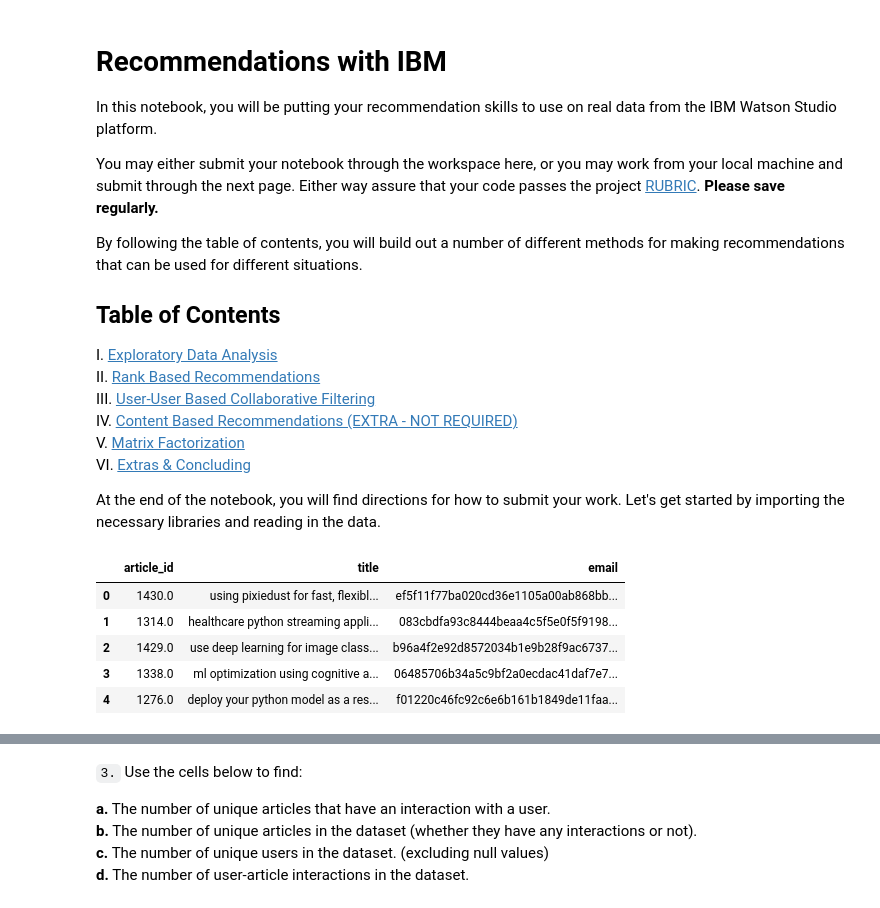
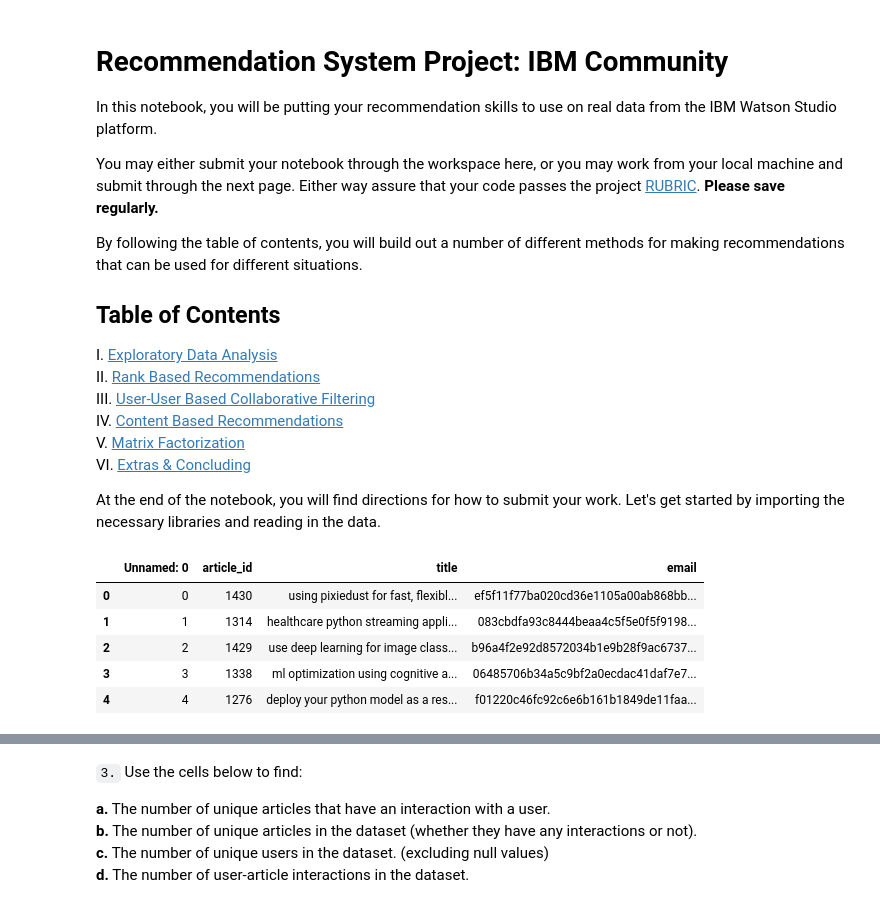
Before and after one commit to rajatsharma369007/recommendation-with-IBM, a Jupyter notebook: Recommendations_with_IBM.ipynb, the cells around one changed output, grey strips where cells are left out. Drawn from its saved outputs; the diff is of its cells as text; code cells hidden in the pictures.

```diff
--- a/Recommendations_with_IBM.ipynb
+++ b/Recommendations_with_IBM.ipynb
@@ -1,10 +1,10 @@
 # %% [markdown]
-# Recommendations with IBM
+# Recommendation System Project: IBM Community
 
 In this notebook, you will be putting your recommendation skills to use on real data from the IBM Watson Studio platform.
 
 
-You may either submit your notebook through the workspace here, or you may work from your local machine and submit through the next page.  Either way assure that your code passes the project [RUBRIC](https://review.udacity.com/#!/rubrics/2322/view).  **Please save regularly.**
+You may either submit your notebook through the workspace here, or you may work from your local machine and submit through the next page.  Either way assure that your code passes the project [RUBRIC](https://review.udacity.com/#!/rubrics/3325/view).  **Please save regularly.**
 
 By following the table of contents, you will build out a number of different methods for making recommendations that can be used for different situations.
 
@@ -14,7 +14,7 @@ By following the table of contents, you will build out a number of different met
 I. [Exploratory Data Analysis](#Exploratory-Data-Analysis)<br>
 II. [Rank Based Recommendations](#Rank)<br>
 III. [User-User Based Collaborative Filtering](#User-User)<br>
-IV. [Content Based Recommendations (EXTRA - NOT REQUIRED)](#Content-Recs)<br>
+IV. [Content Based Recommendations](#Content-Recs)<br>
 V. [Matrix Factorization](#Matrix-Fact)<br>
 VI. [Extras & Concluding](#conclusions)
 
@@ -22,23 +22,20 @@ At the end of the notebook, you will find directions for how to submit your work
 # %%
 import pandas as pd
 import numpy as np
 import matplotlib.pyplot as plt
 import project_tests as t
-import pickle
 
-%matplotlib inline
 
-df = pd.read_csv('data/user-item-interactions.csv')
-df_content = pd.read_csv('data/articles_community.csv')
-del df['Unnamed: 0']
-del df_content['Unnamed: 0']
-
+df = pd.read_csv(
+    'data/user-item-interactions.csv',
+    dtype={'article_id': int, 'title': str, 'email': str}
+)
 # Show df to get an idea of the data
 df.head()
 # %% [output]
-|  | article_id | title | email |
-| 0 | 1430.0 | using pixiedust for fast, flexibl... | ef5f11f77ba020cd36e1105a00ab868bb... |
-| 1 | 1314.0 | healthcare python streaming appli... | 083cbdfa93c8444beaa4c5f5e0f5f9198... |
-| 2 | 1429.0 | use deep learning for image class... | b96a4f2e92d8572034b1e9b28f9ac6737... |
-| 3 | 1338.0 | ml optimization using cognitive a... | 06485706b34a5c9bf2a0ecdac41daf7e7... |
-| 4 | 1276.0 | deploy your python model as a res... | f01220c46fc92c6e6b161b1849de11faa... |
+|  | Unnamed: 0 | article_id | title | email |
+| 0 | 0 | 1430 | using pixiedust for fast, flexibl... | ef5f11f77ba020cd36e1105a00ab868bb... |
+| 1 | 1 | 1314 | healthcare python streaming appli... | 083cbdfa93c8444beaa4c5f5e0f5f9198... |
+| 2 | 2 | 1429 | use deep learning for image class... | b96a4f2e92d8572034b1e9b28f9ac6737... |
+| 3 | 3 | 1338 | ml optimization using cognitive a... | 06485706b34a5c9bf2a0ecdac41daf7e7... |
+| 4 | 4 | 1276 | deploy your python model as a res... | f01220c46fc92c6e6b161b1849de11faa... |
```
Also changed, not shown: parts of 104 cells of this notebook.
